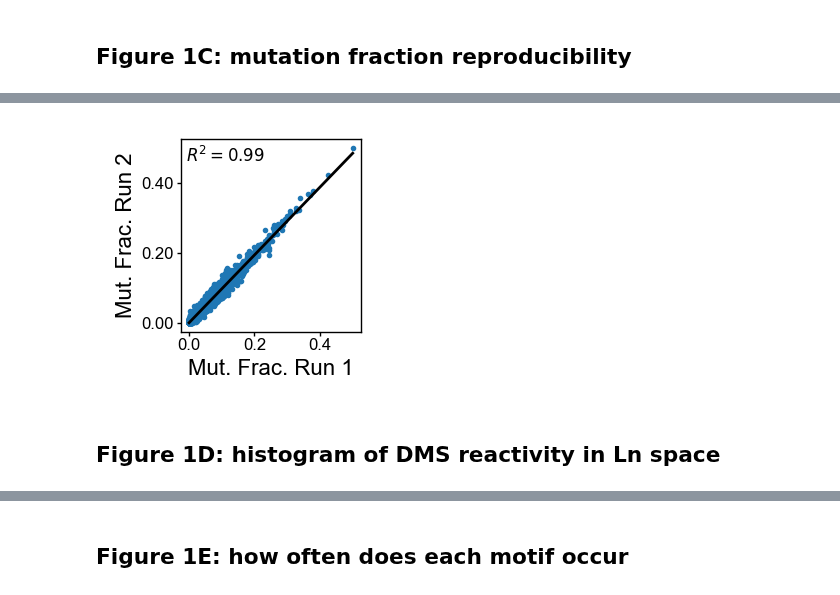
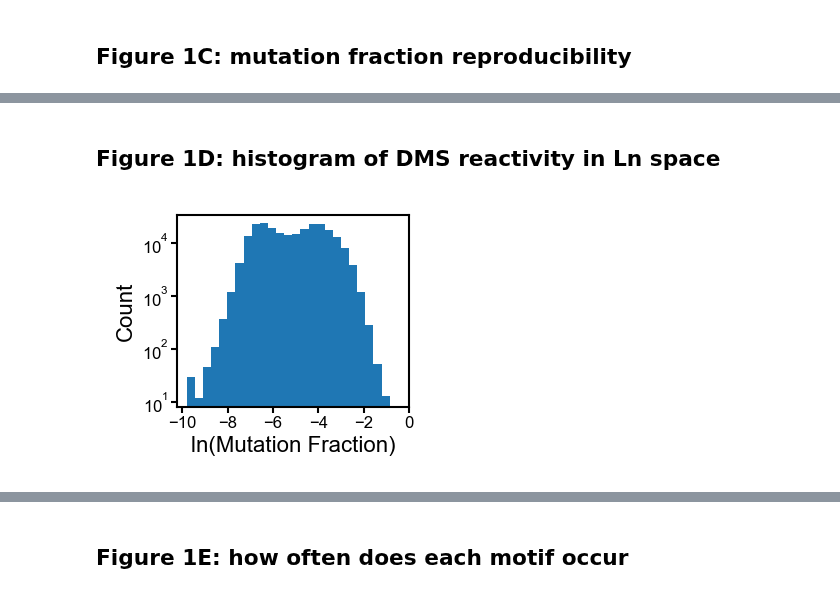
Before and after one commit to YesselmanLabPublications/2025_char_3d_struct_features, a Jupyter notebook: notebooks/figures/figure_1.ipynb, the cells around one changed output, grey strips where cells are left out. Cells and saved outputs as stored; diff of their text form; code cells hidden in the pictures.

```diff
--- a/notebooks/figures/figure_1.ipynb
+++ b/notebooks/figures/figure_1.ipynb
@@ -159,18 +159,17 @@ def figure_1c(df_construct, df_construct_2, ax):
-# %%
-fig, ax = plt.subplots(figsize=(1.50, 1.25), dpi=200)
-figure_1c(df_construct, df_construct_2, ax)
-plt.savefig("pngs/figure_1c.png", dpi=600, pad_inches=0.0)
-# %% [output]
-[figure, removed]
 # %% [markdown]
 ## Figure 1D: histogram of DMS reactivity in Ln space
 # %%
-# TODO add line for nomod average
 def figure_1d(df, ax):
     ax.hist(df["ln_r_data"], bins=25)
     ax.set_yscale("log")
     ax.set_xlabel("ln(Mutation Fraction)", labelpad=2)
     ax.set_ylabel("Count", labelpad=2)
     ax.set_yticks([10, 100, 1000, 10000])
     ax.set_xticks([-10, -8, -6, -4, -2, 0])
-    format_small_plot(ax)
+    publication_style_ax(ax)
+
+
+fig, ax = plt.subplots(figsize=(1.50, 1.25), dpi=200)
+figure_1d(df, ax)
+# %% [output]
+[figure, added]
```
Also changed, not shown: parts of 16 cells of this notebook, 13 other files.
